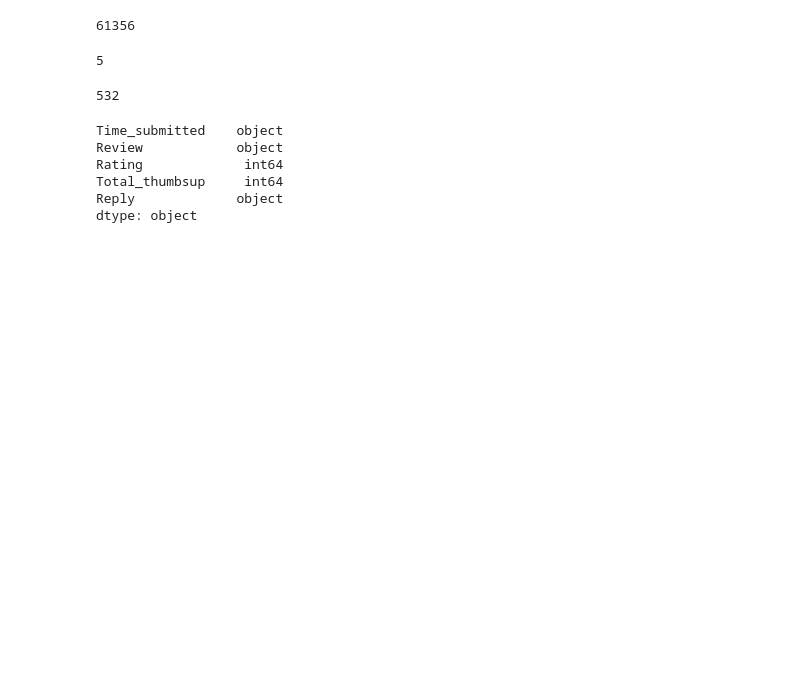
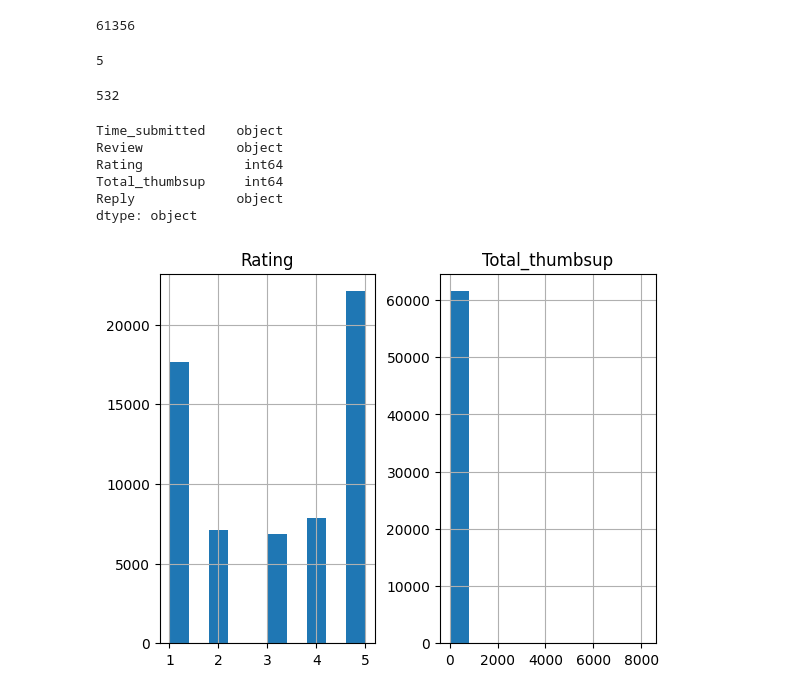
Before and after one commit to nishanahafsath/Spotify_sentimental_analysis, a Jupyter notebook: Sentimental_analysis_on_spotiy_reviews.ipynb, the cells around one changed output. Saved outputs shown, nothing was run; the diff lists cells and outputs as text; code cells hidden in the pictures; blank space fills up the shorter version.

```diff
--- a/Sentimental_analysis_on_spotiy_reviews.ipynb
+++ b/Sentimental_analysis_on_spotiy_reviews.ipynb
@@ -116,3 +116,9 @@ Rating             int64
 Total_thumbsup     int64
 Reply             object
 dtype: object
+# %%
+#plotting histogram
+df.hist()
+plt.show()
+# %% [output]
+[figure, added]
```
Also changed, not shown: parts of 3 cells of this notebook.
